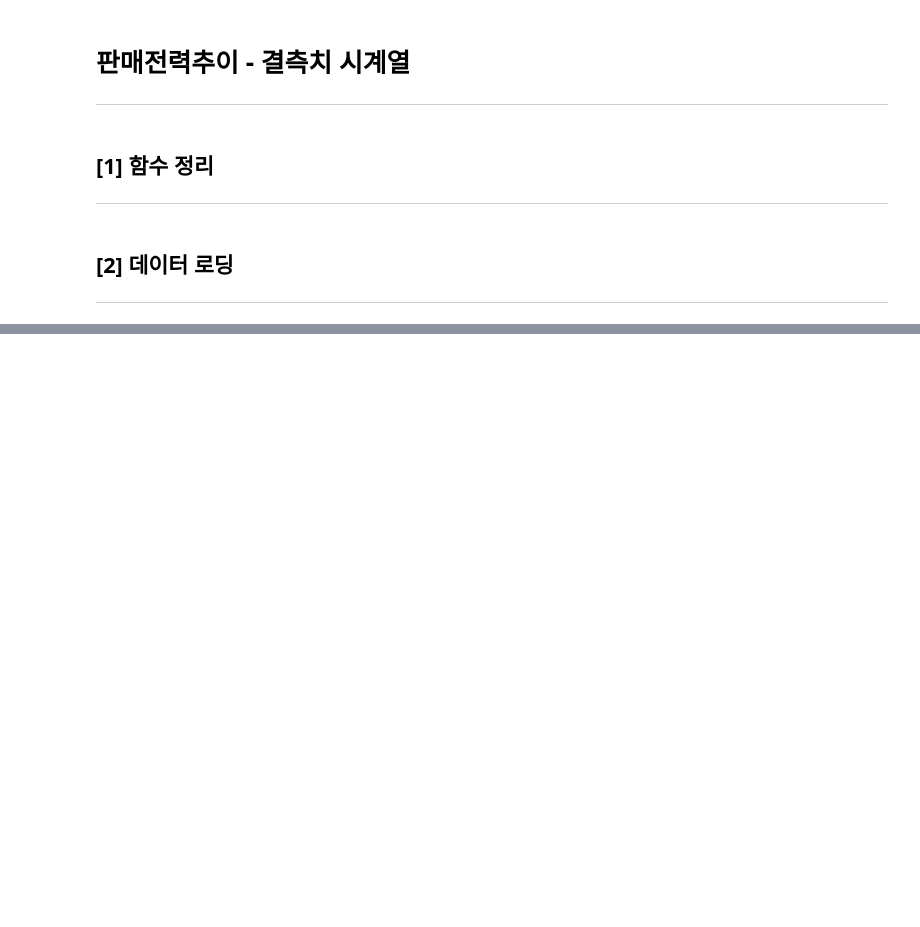
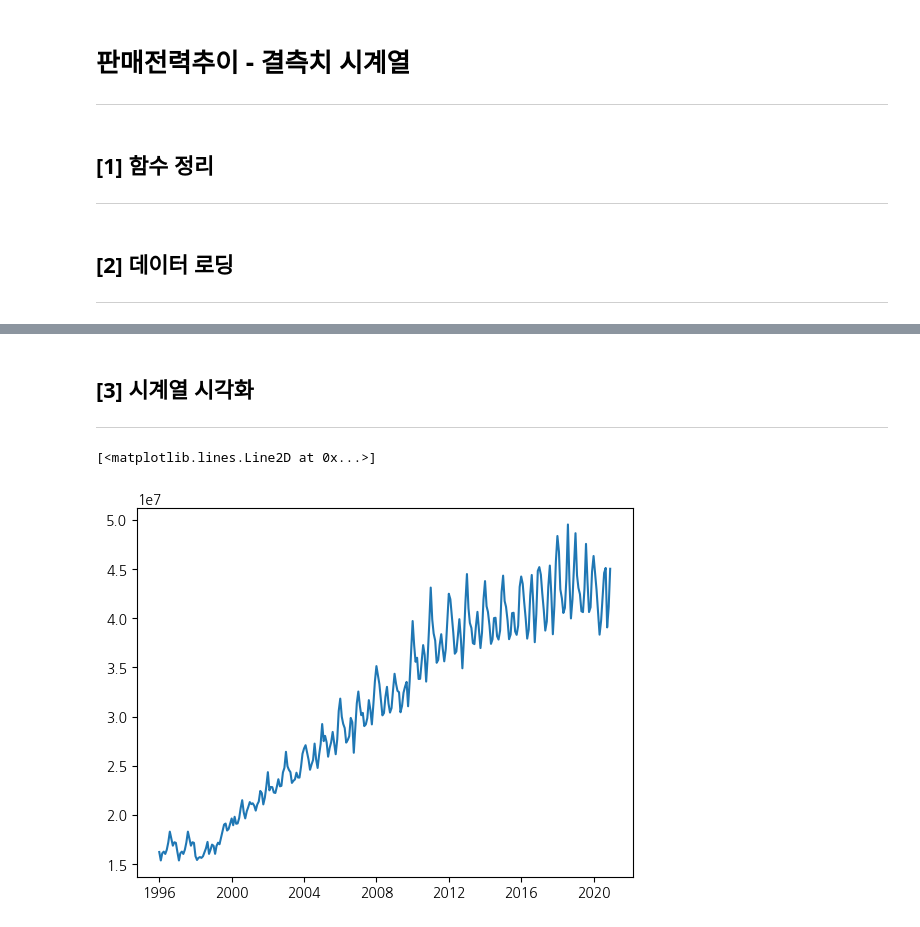
Before and after one commit to knu-tomato/bigstar-kogas, a Jupyter notebook: Preprocessing/Inuk/pre-missing-inuk.ipynb, the cells around one changed output, grey strips where cells are left out. Drawn from its saved outputs; the diff is of its cells as text; code cells hidden in the pictures; blank space fills up the shorter version.

```diff
--- a/Preprocessing/Inuk/pre-missing-inuk.ipynb
+++ b/Preprocessing/Inuk/pre-missing-inuk.ipynb
@@ -8,4 +11,15 @@ import scipy as sp
 import matplotlib.pyplot as plt
+# %%
+os = platform.system()
+
+if os == "Linux":
+    plt.rcParams["font.family"] = 'NanumGothic'
+elif os == "Windows":
+    plt.rcParams["font.family"] = "Malgun Gothic"
+elif os == "Darwin":
+    plt.rcParams["font.family"] = "AppleGothic"
+
+plt.rcParams['axes.unicode_minus'] = False
 # %% [markdown]
 ## [1] 함수 정리
 ---
@@ -25,0 +49,11 @@ df_97_20.head(5)
+# %% [markdown]
+## [3] 시계열 시각화
+---
+# %%
+x = df_96_20["시점"]
+y = df_96_20["합계"]
+
+plt.plot(x, y)
+# %% [output]
+[<matplotlib.lines.Line2D at 0x...>]
+[figure, added]
```
Also changed, not shown: parts of 3 cells of this notebook, 7 other files.
